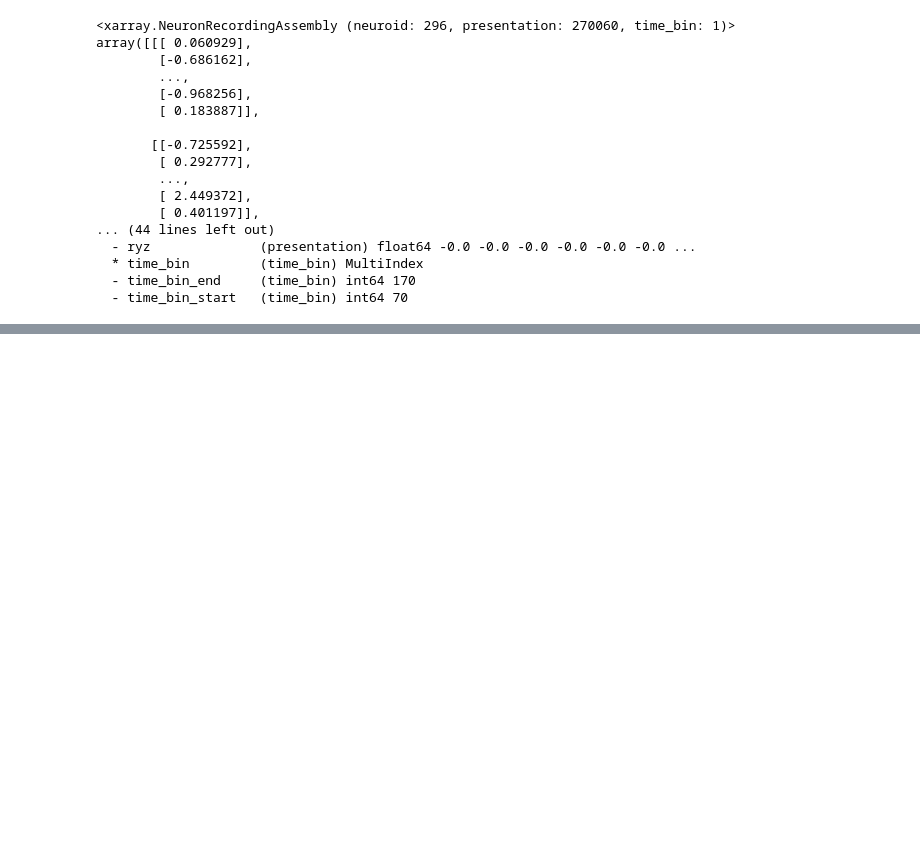
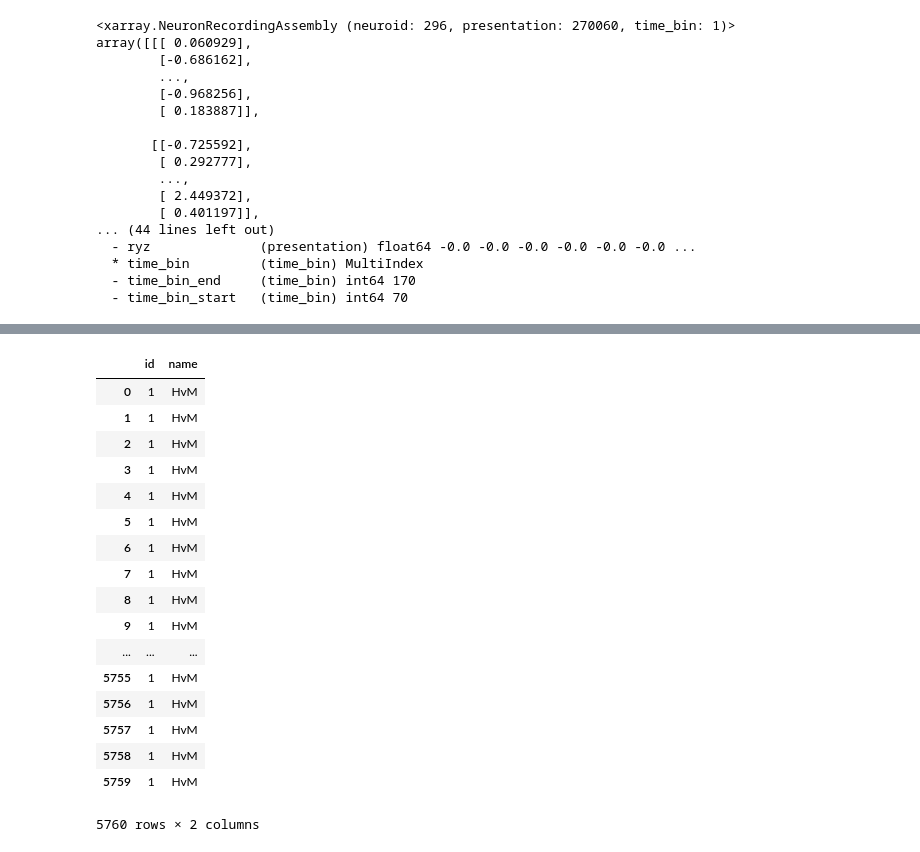
Before and after one commit to brain-score/brainio_contrib, a Jupyter notebook: notebooks/2018-03-23_merge_meta.ipynb, the cells around one changed output, grey strips where cells are left out. Saved outputs shown, nothing was run; the diff lists cells and outputs as text; code cells hidden in the pictures; blank space fills up the shorter version.

Commit message:
Loading image metadata from SQLite via Peewee.  Need to load to DataFrame, don't have that working yet.

```diff
--- a/notebooks/2018-03-23_merge_meta.ipynb
+++ b/notebooks/2018-03-23_merge_meta.ipynb
@@ -188,0 +227,23 @@ assert all(nanless(hvm_stripped_copy)["variation"].values == nanless(hvm)["varia
+# %%
+class ImageStore(peewee.Model):
+    location = peewee.CharField()
+    location_type = peewee.CharField()
+    store_type = peewee.CharField()
+
+    class Meta:
+        database = pwdb
+# %%
+class StimulusSetImageMap(peewee.Model):
+    stimulus_set = peewee.ForeignKeyField(StimulusSet, backref="stimulus_set_image_maps")
+    image = peewee.ForeignKeyField(Image, backref="stimulus_set_image_maps")
+
+    class Meta:
+        database = pwdb
+# %%
+class ImageImageStoreMap(peewee.Model):
+    image_store = peewee.ForeignKeyField(ImageStore, backref="image_image_store_maps")
+    image = peewee.ForeignKeyField(Image, backref="image_image_store_maps")
+    path = peewee.CharField()
+
+    class Meta:
+        database = pwdb
@@ -188,0 +252,29 @@ assert all(nanless(hvm_stripped_copy)["variation"].values == nanless(hvm)["varia
+# %%
+pw_query = (StimulusSet
+           .select()
+           .join(StimulusSetImageMap)
+           .join(Image)
+           .join(ImageImageStoreMap)
+           .join(ImageStore))
+# %%
+df_meta = pd.DataFrame(list(pw_query.dicts()))
+df_meta
+# %% [output]
+|  | id | name |
+| 0 | 1 | HvM |
+| 1 | 1 | HvM |
+| 2 | 1 | HvM |
+| 3 | 1 | HvM |
+| 4 | 1 | HvM |
+| 5 | 1 | HvM |
+| 6 | 1 | HvM |
+| 7 | 1 | HvM |
+| 8 | 1 | HvM |
+| 9 | 1 | HvM |
+| ... | ... | ... |
+| 5755 | 1 | HvM |
+| 5756 | 1 | HvM |
+| 5757 | 1 | HvM |
+| 5758 | 1 | HvM |
+| 5759 | 1 | HvM |
+5760 rows × 2 columns
```
Also changed, not shown: parts of 5 cells of this notebook.
